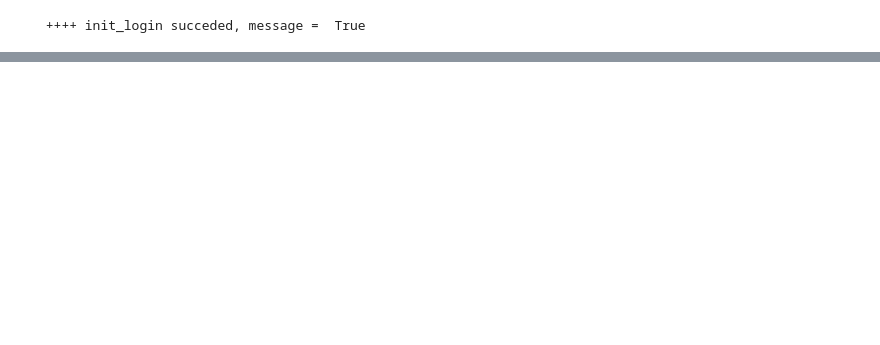
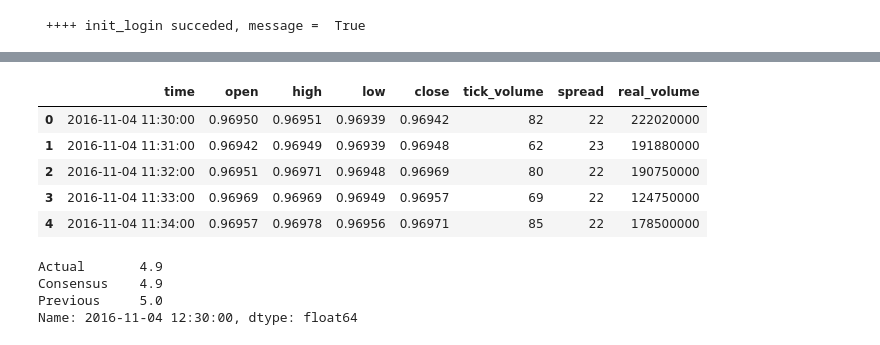
Before and after one commit to HKael/MYST-4, a Jupyter notebook: Test_prices.ipynb, the cells around one changed output, grey strips where cells are left out. Saved outputs shown, nothing was run; the diff lists cells and outputs as text; code cells hidden in the pictures; blank space fills up the shorter version.

```diff
--- a/Test_prices.ipynb
+++ b/Test_prices.ipynb
@@ -127,0 +51,14 @@ vs.candle_stick_plot(escenario1)
+# %%
+display(escenario3.head())
+display(indice.iloc[escenarios[2]])
+# %% [output]
+|  | time | open | high | low | close | tick_volume | spread | real_volume |
+| 0 | 2016-11-04 11:30:00 | 0.96950 | 0.96951 | 0.96939 | 0.96942 | 82 | 22 | 222020000 |
+| 1 | 2016-11-04 11:31:00 | 0.96942 | 0.96949 | 0.96939 | 0.96948 | 62 | 23 | 191880000 |
+| 2 | 2016-11-04 11:32:00 | 0.96951 | 0.96971 | 0.96948 | 0.96969 | 80 | 22 | 190750000 |
+| 3 | 2016-11-04 11:33:00 | 0.96969 | 0.96969 | 0.96949 | 0.96957 | 69 | 22 | 124750000 |
+| 4 | 2016-11-04 11:34:00 | 0.96957 | 0.96978 | 0.96956 | 0.96971 | 85 | 22 | 178500000 |
+Actual       4.9
+Consensus    4.9
+Previous     5.0
+Name: 2016-11-04 12:30:00, dtype: float64
```
Also changed, not shown: parts of 18 cells of this notebook, 2 other files.
